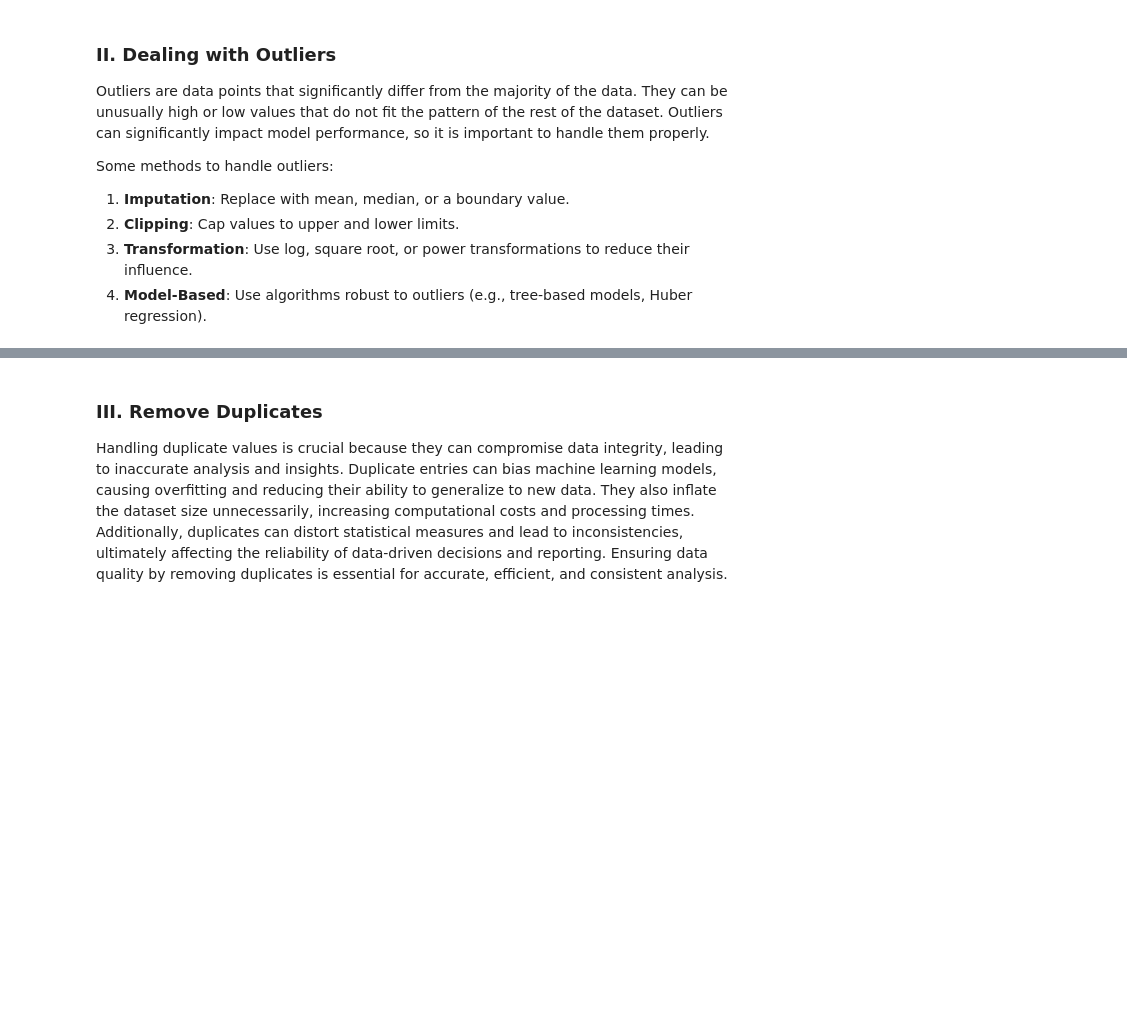
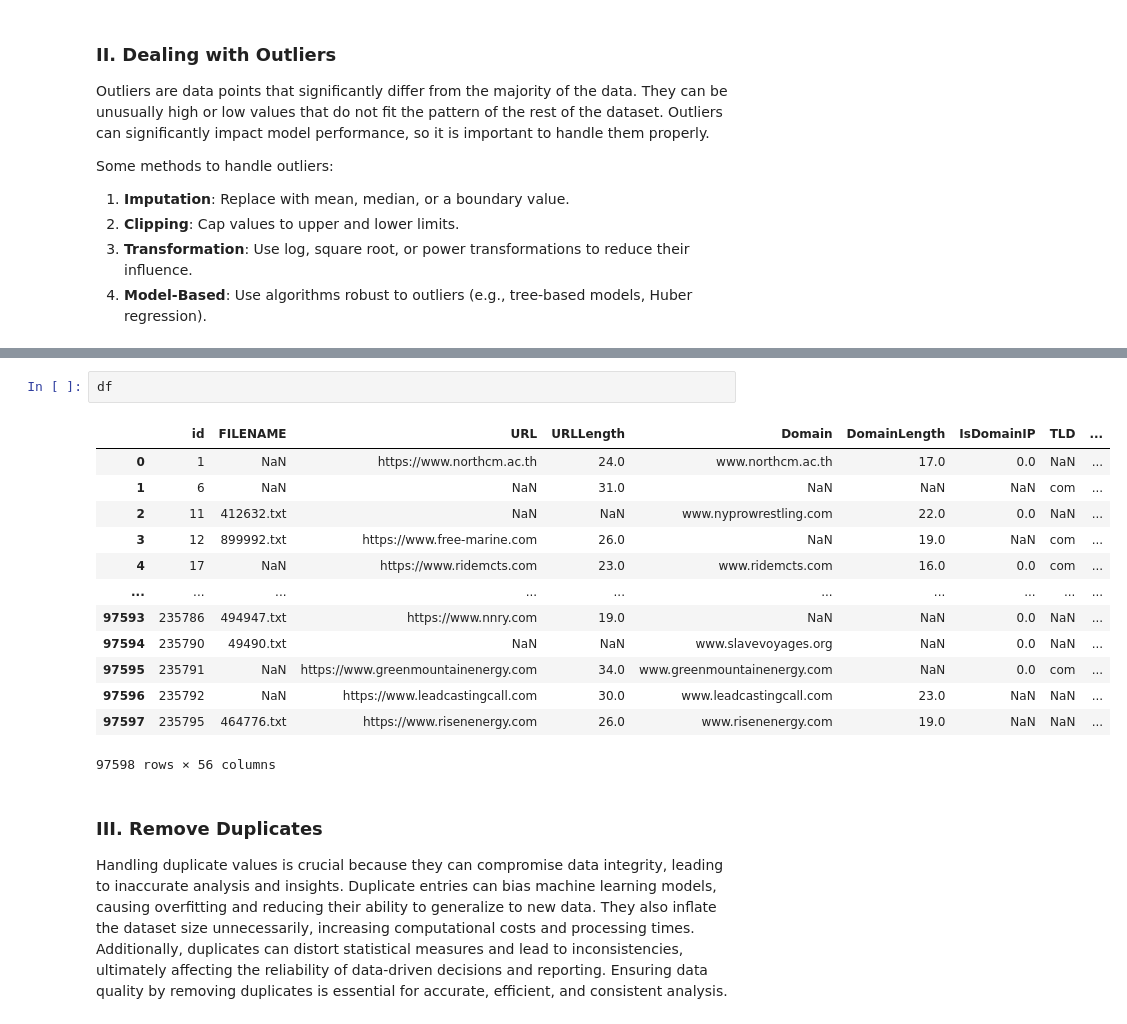
Before and after one commit to MickyV18/Tubes2-DAI, a Jupyter notebook: IF3070_DAI___Tugas_Besar_2_Notebook_Template___Utama.ipynb, the cells around one changed output, grey strips where cells are left out. Drawn from its saved outputs; the diff is of its cells as text; blank space fills up the shorter version.

```diff
--- a/IF3070_DAI___Tugas_Besar_2_Notebook_Template___Utama.ipynb
+++ b/IF3070_DAI___Tugas_Besar_2_Notebook_Template___Utama.ipynb
@@ -145,3 +249,19 @@ Some methods to handle outliers:
+# %%
+df
+# %% [output]
+|  | id | FILENAME | URL | URLLength | Domain | DomainLength | IsDomainIP | TLD | ... |
+| 0 | 1 | NaN | https://www.northcm.ac.th | 24.0 | www.northcm.ac.th | 17.0 | 0.0 | NaN | ... |
+| 1 | 6 | NaN | NaN | 31.0 | NaN | NaN | NaN | com | ... |
+| 2 | 11 | 412632.txt | NaN | NaN | www.nyprowrestling.com | 22.0 | 0.0 | NaN | ... |
+| 3 | 12 | 899992.txt | https://www.free-marine.com | 26.0 | NaN | 19.0 | NaN | com | ... |
+| 4 | 17 | NaN | https://www.ridemcts.com | 23.0 | www.ridemcts.com | 16.0 | 0.0 | com | ... |
+| ... | ... | ... | ... | ... | ... | ... | ... | ... | ... |
+| 97593 | 235786 | 494947.txt | https://www.nnry.com | 19.0 | NaN | NaN | 0.0 | NaN | ... |
+| 97594 | 235790 | 49490.txt | NaN | NaN | www.slavevoyages.org | NaN | 0.0 | NaN | ... |
+| 97595 | 235791 | NaN | https://www.greenmountainenergy.com | 34.0 | www.greenmountainenergy.com | NaN | 0.0 | com | ... |
+| 97596 | 235792 | NaN | https://www.leadcastingcall.com | 30.0 | www.leadcastingcall.com | 23.0 | NaN | NaN | ... |
+| 97597 | 235795 | 464776.txt | https://www.risenenergy.com | 26.0 | www.risenenergy.com | 19.0 | NaN | NaN | ... |
+97598 rows × 56 columns
 # %% [markdown]
 ### III. Remove Duplicates
 Handling duplicate values is crucial because they can compromise data integrity, leading to inaccurate analysis and insights. Duplicate entries can bias machine learning models, causing overfitting and reducing their ability to generalize to new data. They also inflate the dataset size unnecessarily, increasing computational costs and processing times. Additionally, duplicates can distort statistical measures and lead to inconsistencies, ultimately affecting the reliability of data-driven decisions and reporting. Ensuring data quality by removing duplicates is essential for accurate, efficient, and consistent analysis.
```
Also changed, not shown: parts of 5 cells of this notebook.
